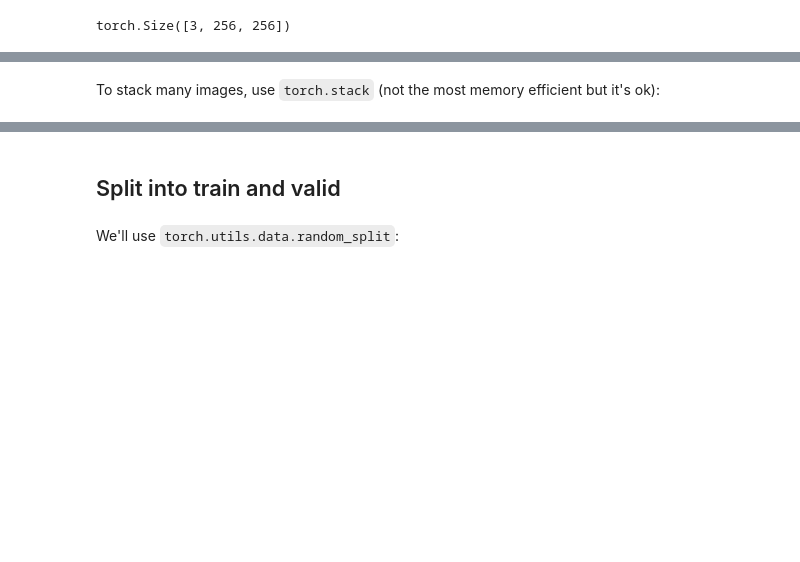
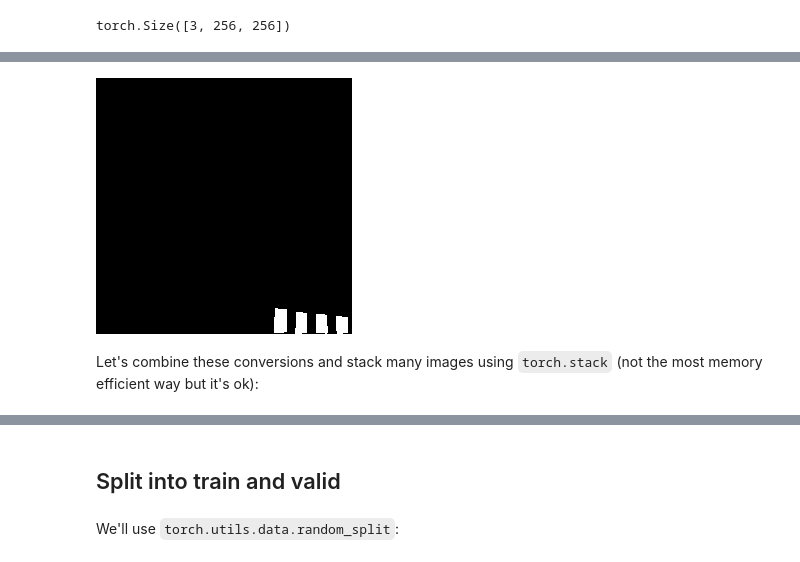
Before and after one commit to nesaboz/solar, a Jupyter notebook: pycode/main.ipynb, the cells around one changed output, grey strips where cells are left out. Cells and saved outputs as stored; diff of their text form; code cells hidden in the pictures; blank space fills up the shorter version.

```diff
--- a/pycode/main.ipynb
+++ b/pycode/main.ipynb
@@ -59,5 +83,9 @@ torch.Size([3, 256, 256])
+# %%
+ToPILImage()(mask_tensor)
+# %% [output]
+[figure, added]
 # %% [markdown]
-To stack many images, use `torch.stack` (not the most memory efficient but it's ok):
+Let's combine these conversions and stack many images using `torch.stack` (not the most memory efficient way but it's ok):
 # %%
 tensorizer = ToTensor()
 x_tensor = []
```
Also changed, not shown: parts of 22 cells of this notebook, 1 other file.
